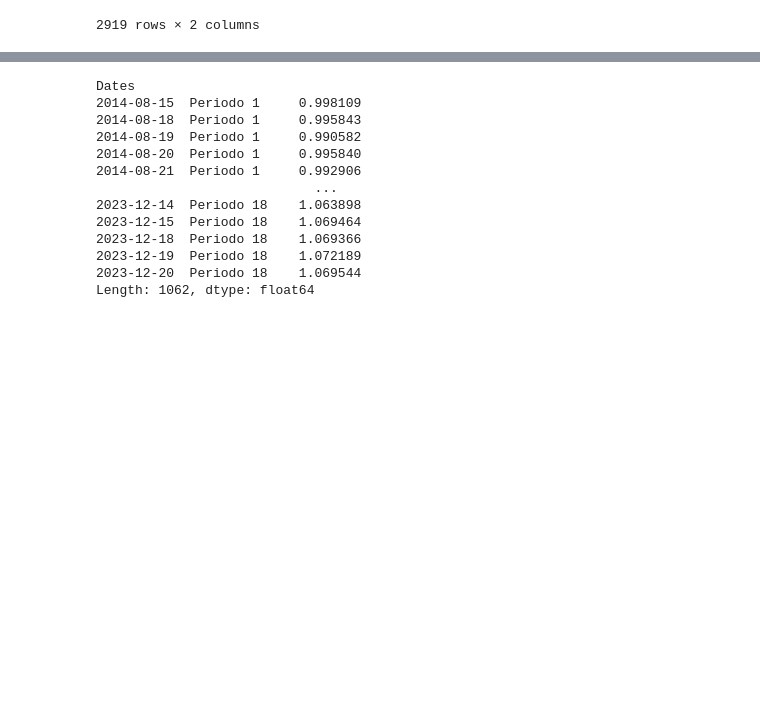
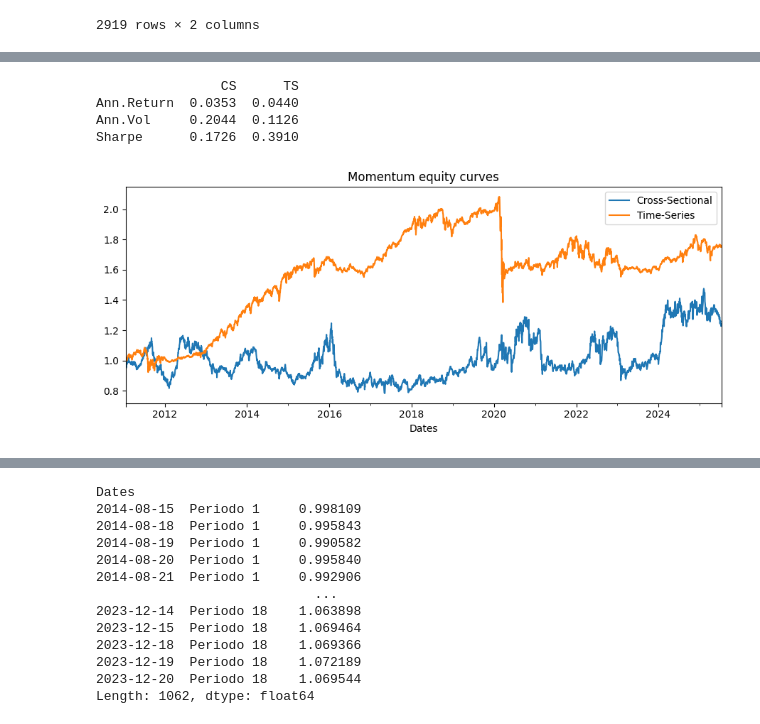
Before and after one commit to Gubscruz/quant-finance-insper, a Jupyter notebook: project_4.ipynb, the cells around one changed output, grey strips where cells are left out. Drawn from its saved outputs; the diff is of its cells as text; code cells hidden in the pictures; blank space fills up the shorter version.

```diff
--- a/project_4.ipynb
+++ b/project_4.ipynb
@@ -70 +113,30 @@ df_tri
+# %%
+cs_ret = cross_sectional_momentum(prices, lookback=252, skip=21, holding=60, top_k=10)
+ts_ret = time_series_momentum(prices, lookback=252, skip=21, holding=60)
+
+def equity(ret):
+    return (1 + ret).cumprod()
+
+def stats(ret):
+    mu = ret.mean() * 252
+    vol = ret.std(ddof=0) * np.sqrt(252)
+    sharpe = mu / vol if vol > 0 else np.nan
+    return pd.Series({"Ann.Return": mu, "Ann.Vol": vol, "Sharpe": sharpe})
+
+eq_cs = equity(cs_ret)
+eq_ts = equity(ts_ret)
+
+print(pd.concat({"CS": stats(cs_ret), "TS": stats(ts_ret)}, axis=1).round(4))
+
+ax = eq_cs.plot(figsize=(9,4), title="Momentum equity curves")
+eq_ts.plot(ax=ax)
+plt.legend(["Cross-Sectional", "Time-Series"])
+plt.tight_layout()
+plt.show()
+# %% [output]
+                CS      TS
+Ann.Return  0.0353  0.0440
+Ann.Vol     0.2044  0.1126
+Sharpe      0.1726  0.3910
+[figure, added]
 # %%
```
Also changed, not shown: parts of 9 cells of this notebook.
